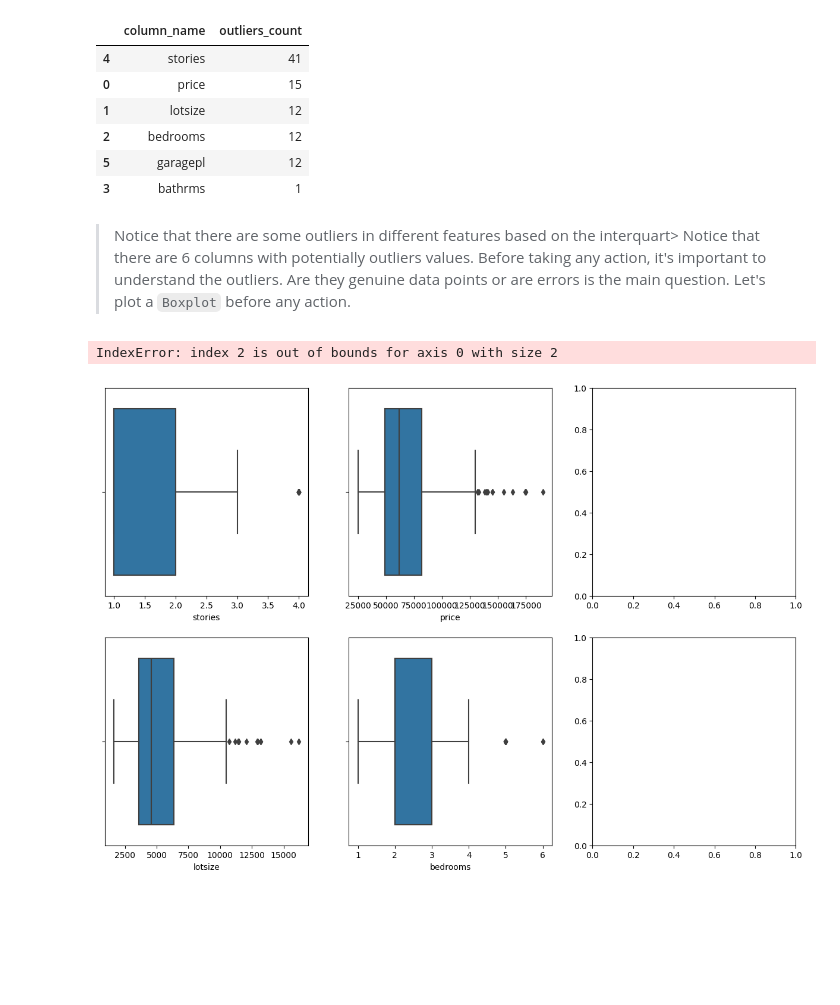
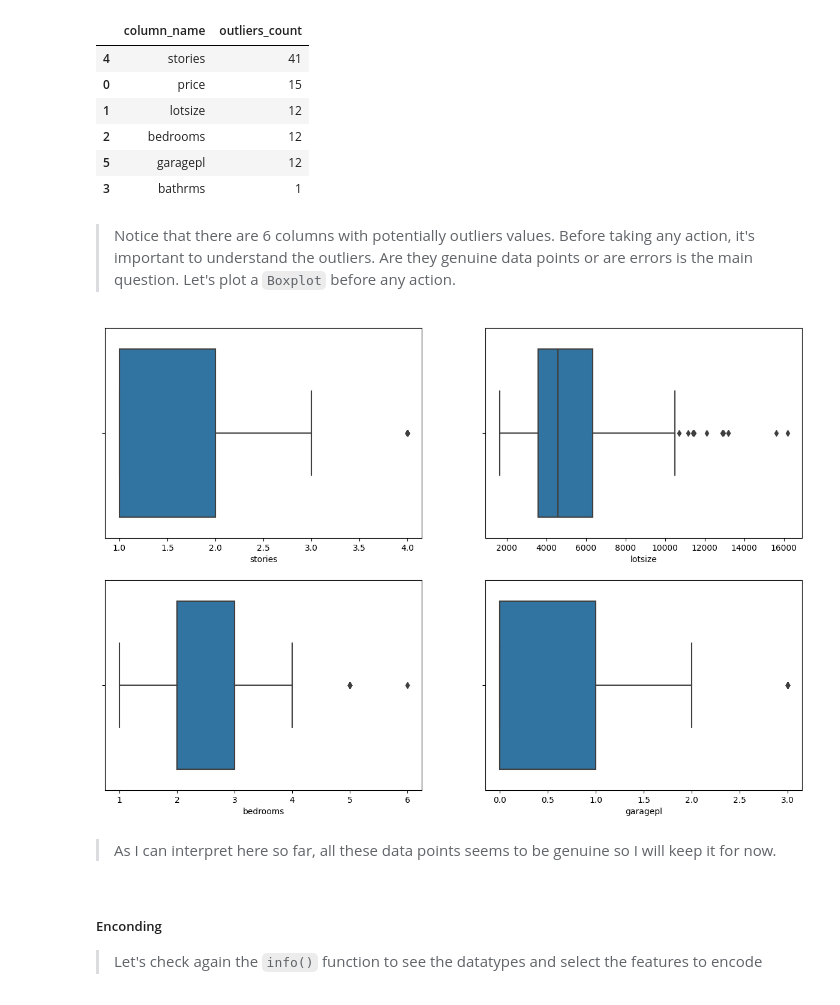
Before and after one commit to CarlosMEbratt/House-price-prediction-using-machine-learning, a Jupyter notebook: main.ipynb, the cells around one changed output. Cells and saved outputs as stored; diff of their text form; code cells hidden in the pictures; blank space fills up the shorter version.

```diff
--- a/main.ipynb
+++ b/main.ipynb
@@ -158,17 +158,20 @@ outliers_df.head(10)
 | 5 | garagepl | 12 |
 | 3 | bathrms | 1 |
 # %% [markdown]
-> Notice that there are some outliers in different features based on the interquart> Notice that there are 6 columns with potentially outliers values. Before taking any action, it's important to understand the outliers. Are they genuine data points or are errors is the main question. Let's plot a `Boxplot` before any action.
+> Notice that there are 6 columns with potentially outliers values. Before taking any action, it's important to understand the outliers. Are they genuine data points or are errors is the main question. Let's plot a `Boxplot` before any action.
 # %%
 # Boxplots with outliers
-fig, axes = plt.subplots(2, 3, figsize=(15, 10))
+fig, axes = plt.subplots(2, 2, figsize=(15, 10))
 sns.boxplot(ax=axes[0, 0], data=df, x='stories')
-sns.boxplot(ax=axes[0, 1], data=df, x='price')
-sns.boxplot(ax=axes[1, 0], data=df, x='lotsize')
-sns.boxplot(ax=axes[1, 1], data=df, x='bedrooms')
-sns.boxplot(ax=axes[2, 0], data=df, x='garagepl')
-sns.boxplot(ax=axes[2, 1], data=df, x='bathrms')
+sns.boxplot(ax=axes[0, 1], data=df, x='lotsize')
+sns.boxplot(ax=axes[1, 0], data=df, x='bedrooms')
+sns.boxplot(ax=axes[1, 1], data=df, x='garagepl')
 plt.show()
 # %% [output]
-IndexError: index 2 is out of bounds for axis 0 with size 2
-[figure, old version]
+[figure, new version]
+# %% [markdown]
+> As I can interpret here so far, all these data points seems to be genuine so I will keep it for now.
+# %% [markdown]
+##### Enconding
+
+> Let's check again the `info()` function to see the datatypes and select the features to encode
```
Also changed, not shown: parts of 3 cells of this notebook.
